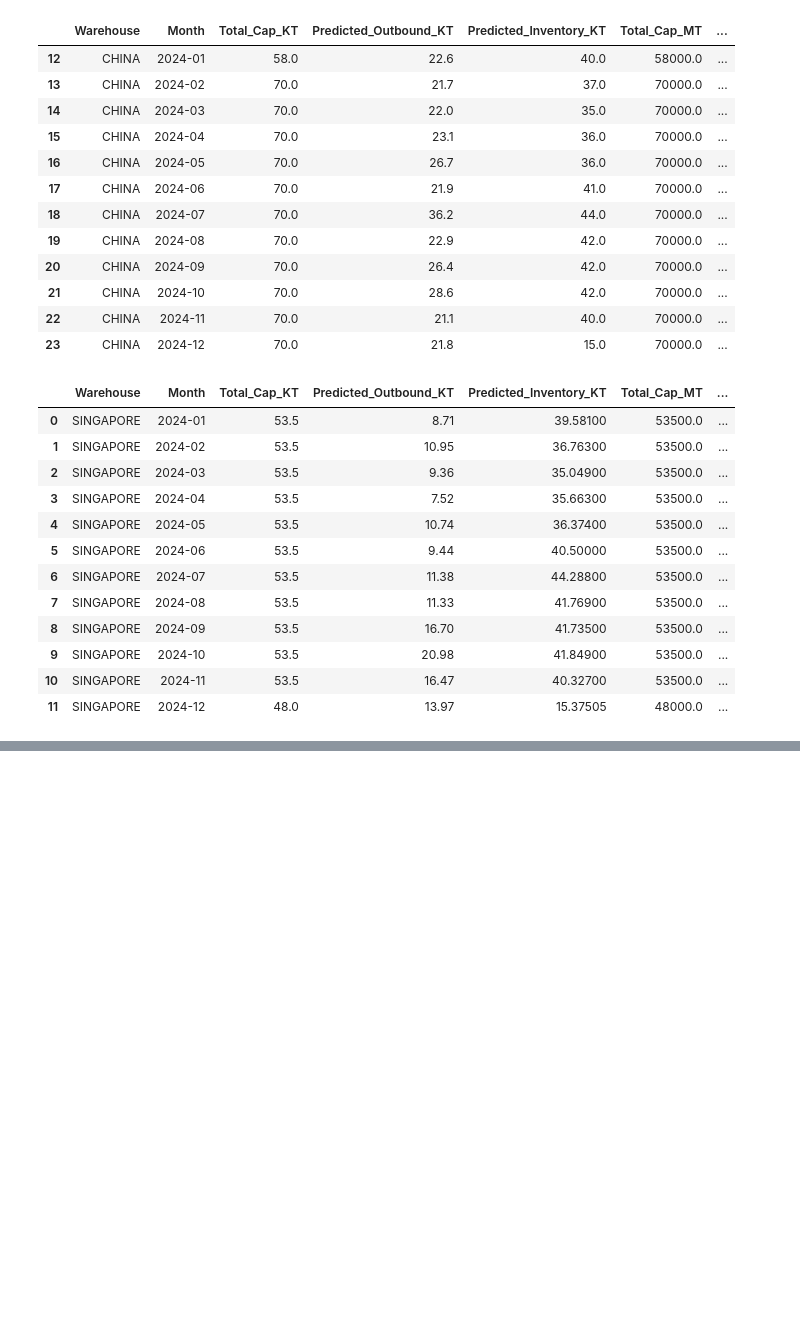
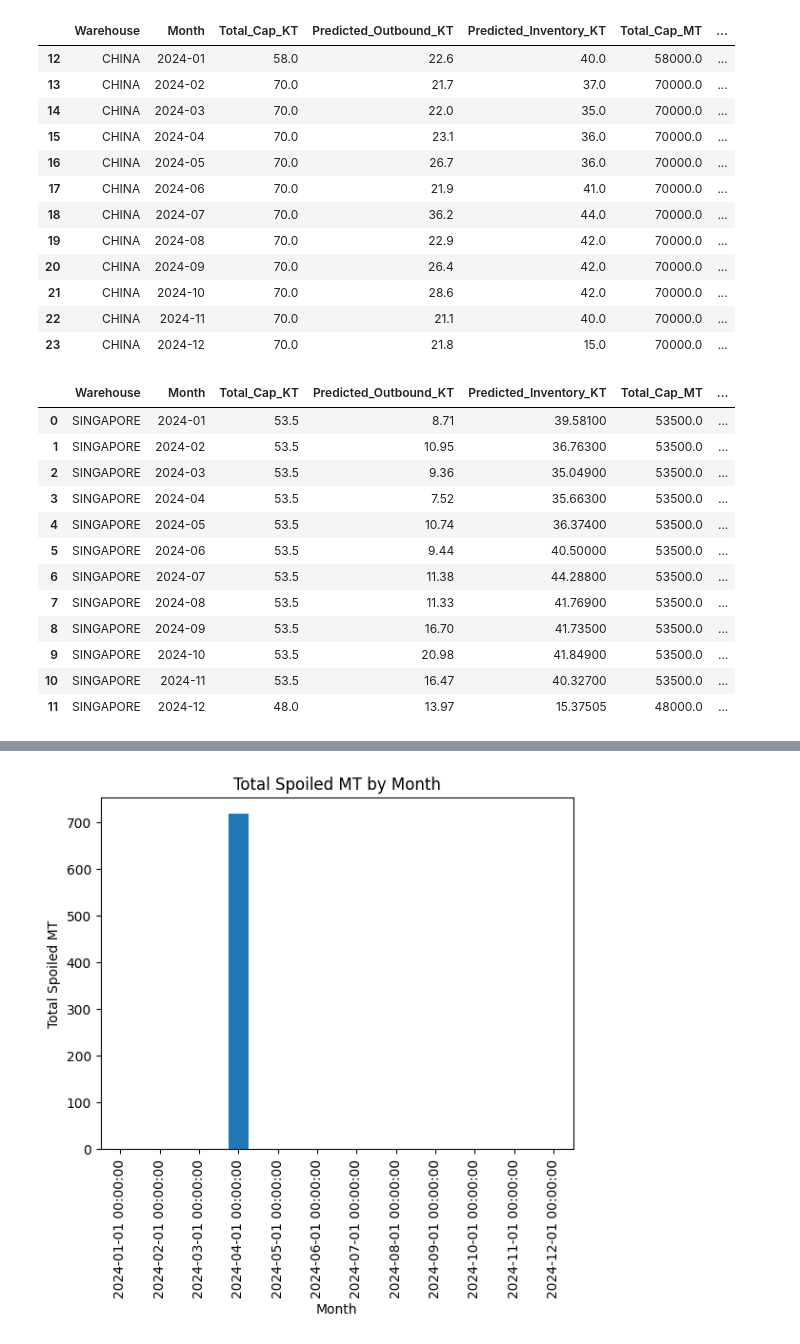
Before and after one commit to peter-parit/em-hackathon-notebooks, a Jupyter notebook: Notebooks/cleaned-deedee-data.ipynb, the cells around one changed output, grey strips where cells are left out. Drawn from its saved outputs; the diff is of its cells as text; code cells hidden in the pictures; blank space fills up the shorter version.

```diff
--- a/Notebooks/cleaned-deedee-data.ipynb
+++ b/Notebooks/cleaned-deedee-data.ipynb
@@ -1286,13 +1266,14 @@ capacity_soft = forecast_ch.set_index('Month')['Predicted_Inventory_MT'].to_dict
 inb_lkup      = inb_2024_china.set_index(['month','MATERIAL_NAME'])['MonthlyInbound_MT'].to_dict()
 
 
+
 # relaxation parameters
-cap_hard_factor = 1.20   # e.g. allow up to 120% of hard capacity
-lower_factor    = 0.30   # at least 30% of soft target
-upper_factor    = 1.50   # at most 150% of soft target
+cap_hard_factor = 2.8   # allow up to 120% of hard capacity
+lower_factor    = 0.30   # enforce at least 30% of soft target
+upper_factor    = 2.8   # enforce at most 150% of soft target
 
 # ——— 2. BUILD LP ———
-prob = pulp.LpProblem("CN_With_Hard_and_Soft_Slack", pulp.LpMinimize)
+prob = pulp.LpProblem("No_Slack_Model", pulp.LpMinimize)
 
 # decision vars
 Yf = {(m,t): pulp.LpVariable(f"ShipF_{m}_{t}", lowBound=0) for m in M for t in months}
@@ -1301,90 +1282,83 @@ If = {(m,t): pulp.LpVariable(f"InvF_{m}_{t}",  lowBound=0) for m in M for t in m
 Id = {(m,t): pulp.LpVariable(f"InvD_{m}_{t}",  lowBound=0) for m in M for t in months}
 Z  = {(m,t): pulp.LpVariable(f"Deg_{m}_{t}",   lowBound=0) for m in M for t in months}
 
-# slack variables
-S_hard = {t: pulp.LpVariable(f"Slack_Hard_{t}", lowBound=0) for t in months}
-S_soft = {t: pulp.LpVariable(f"Slack_Soft_{t}",  lowBound=0) for t in months}
-
-# ——— 3. INVENTORY BALANCE & SPOILAGE ———
+# ——— 3. INVENTORY BALANCE & “ANY‐TIME” SPOILAGE ———
 for m in M:
     for i, t in enumerate(months):
         prev_f = inv_fresh_init.get(m, 0) if i == 0 else If[m, months[i-1]]
         prev_d = inv_deg_init.get(m,   0) if i == 0 else Id[m, months[i-1]]
-        inb    = inb_lkup.get((t, m), 0.0)
+        inb    = inb_lkup.get((t,m), 0.0)
 
-        # fresh balance
+        # balance equations
         prob += prev_f + inb - Yf[m,t] - Z[m,t] == If[m,t]
-        # degraded balance
         prob += prev_d + Z[m,t] - Yd[m,t] == Id[m,t]
 
-        # spoilage only after shelf-life
-        if i < shelf_life[m]:
-            prob += Z[m,t] == 0
-        else:
-            old = months[i - shelf_life[m]]
-            prob += Z[m,t] <= If[m, old]
+        # allow spoilage up to available fresh
+        prob += Z[m,t] <= prev_f
 
-# ——— 4. DEMAND & CAPACITY WITH SLACKS ———
+# ——— 4. DEMAND & CAPACITY (ALL HARD) ———
 for t in months:
-    total_ship = pulp.lpSum(Yf[m,t] + Yd[m,t] for m in M)
-    total_inv  = pulp.lpSum(If[m,t] + Id[m,t] for m in M)
+    ship   = pulp.lpSum(Yf[m,t] + Yd[m,t] for m in M)
+    inv_tot= pulp.lpSum(If[m,t] + Id[m,t] for m in M)
 
-    # shipments ≤ demand
-    prob += total_ship <= demand[t]
+    # cannot exceed demand
+    prob += ship <= demand[t]
 
-    # hard‐capacity with hard‐slack
-    prob += total_inv <= cap_hard_factor * capacity_hard[t] + S_hard[t]
+    # hard capacity
+    prob += inv_tot <= cap_hard_factor * capacity_hard[t]
 
-    # soft‐inventory band with soft‐slack
-    prob += total_inv >= lower_factor * capacity_soft[t] - S_soft[t]
-    prob += total_inv <= upper_factor * capacity_soft[t] + S_soft[t]
+    # soft‐inventory floor and ceiling as hard bounds
+    prob += inv_tot >= lower_factor * capacity_soft[t]
+    prob += inv_tot <= upper_factor * capacity_soft[t]
 
 # ——— 5. OBJECTIVE ———
-pen_hard = 1e6   # penalty per MT of hard-capacity breach
-pen_soft = 1e5   # penalty per MT of soft-band breach
-
 prob += (
-    # holding cost (fresh + degraded)
+    # holding cost
     pulp.lpSum((If[m,t] + Id[m,t]) * h_daily * days_in_month[t]
                for m in M for t in months)
     # spoilage cost
   + pulp.lpSum(Z[m,t] * spoil_pct[m] * value_usd[m]
                for m in M for t in months)
-    # slack penalties
-  + pen_hard * pulp.lpSum(S_hard[t] for t in months)
-  + pen_soft * pulp.lpSum(S_soft[t] for t in months)
-), "Total_Cost_with_Slacks"
+), "Total_Cost"
 
 # ——— 6. SOLVE & REPORT ———
 prob.solve(pulp.PULP_CBC_CMD(msg=False))
 print("Status:", pulp.LpStatus[prob.status])
 print("Total cost:", pulp.value(prob.objective))
 
-# summary by month
+# monthly summary
 rows = []
 for t in months:
     rows.append({
         'Month':      t.to_timestamp(),
-        'ShipOut_MT': sum(Yf[m,t].value() + Yd[m,t].value() for m in M),
+        'ShipOut_MT': sum(Yf[m,t].value()+Yd[m,t].value() for m in M),
         'EndInvF_MT': sum(If[m,t].value() for m in M),
         'EndInvD_MT': sum(Id[m,t].value() for m in M),
-        'Slack_Hard': S_hard[t].value(),
-        'Slack_Soft': S_soft[t].value(),
+        'Spoiled_MT': sum(Z[m,t].value() for m in M),
     })
 print(pd.DataFrame(rows))
 
-# per‐SKU shipping detail
+# # can you get the spoiled MT by SKU and month?
 rows = []
 for m in M:
     for t in months:
         rows.append({
-            'Month':           t.to_timestamp(),
-            'Material':        m,
-            'ShipFresh_MT':    Yf[m,t].value(),
+            'Month':        t.to_timestamp(),
+            'Material':     m,
+            'ShipFresh_MT': Yf[m,t].value(),
             'ShipDegraded_MT': Yd[m,t].value(),
-            'Total_Ship_MT':   Yf[m,t].value() + Yd[m,t].value()
+            'Total_Ship_MT': Yf[m,t].value() + Yd[m,t].value(),
+            'Spoiled_MT':   Z[m,t].value()
         })
 ship_by_sku = pd.DataFrame(rows)
 print(ship_by_sku)
+# can we plot the spoiled_mt by month?
+import matplotlib.pyplot as plt
+monthly_totals = ship_by_sku.groupby('Month')['Spoiled_MT'].sum()
+monthly_totals.plot(kind='bar')
+plt.title('Total Spoiled MT by Month')
+plt.xlabel('Month')
+plt.ylabel('Total Spoiled MT')
+plt.show()
 # %% [output]
 Status: Optimal
@@ -1406,0 +1381 @@ Total cost: 49277509408.66821
+[figure, added]
```
Also changed, not shown: parts of 12 cells of this notebook.
